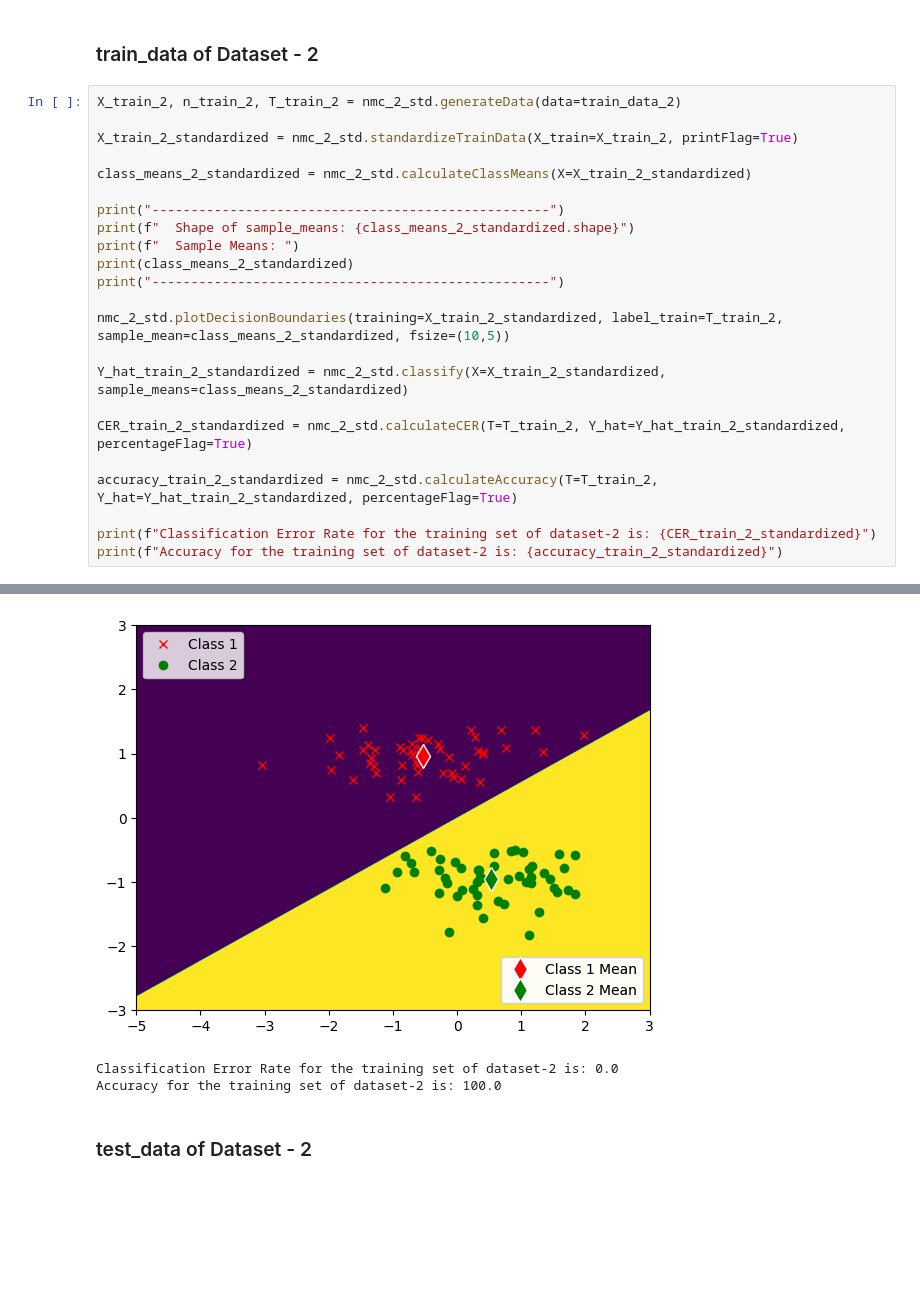
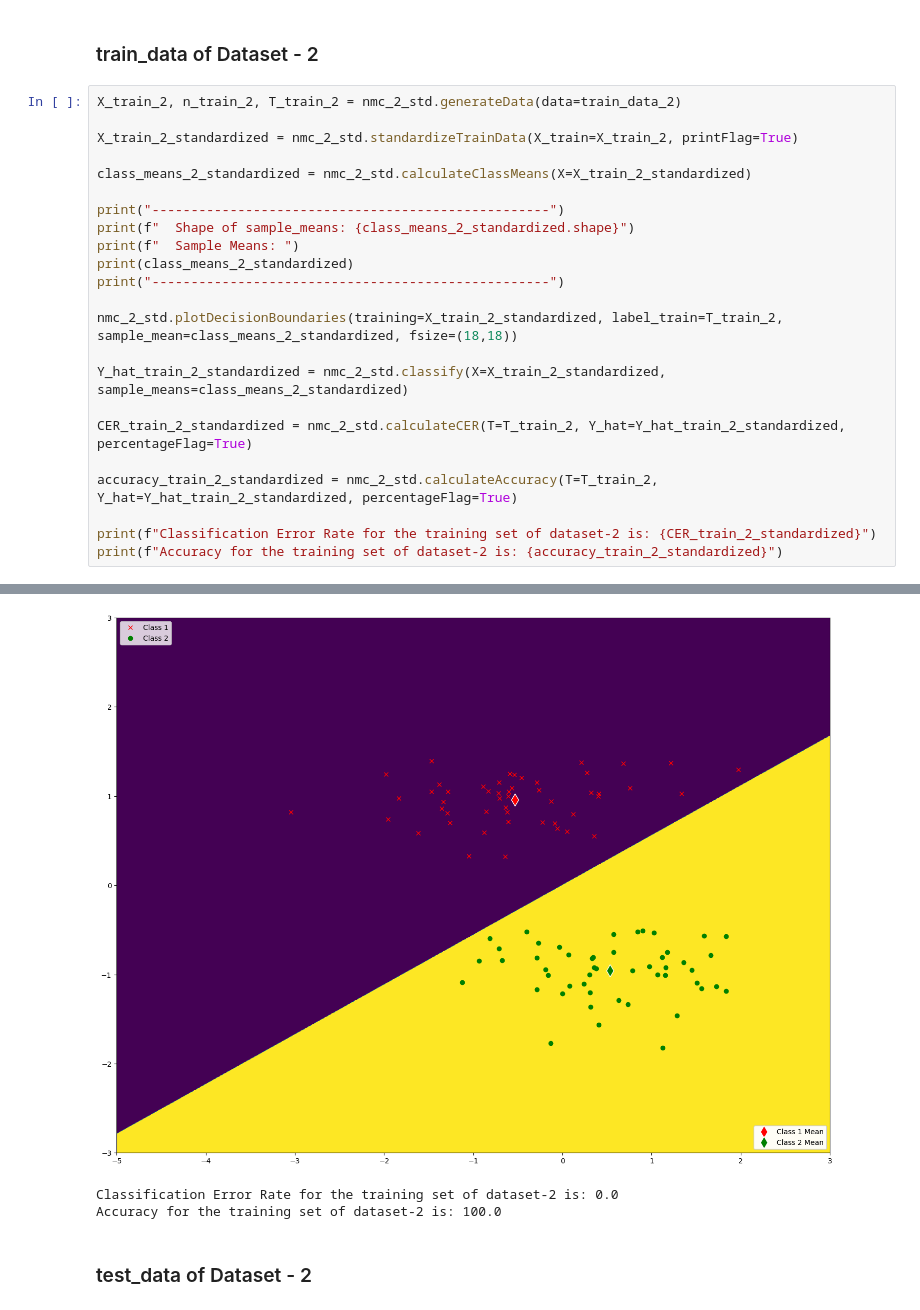
Before and after one commit to SudeshKumarSK/ee559-mlOne, a Jupyter notebook: homeworkOne.ipynb, the cells around one changed output, grey strips where cells are left out. Drawn from its saved outputs; the diff is of its cells as text; blank space fills up the shorter version.

```diff
--- a/homeworkOne.ipynb
+++ b/homeworkOne.ipynb
@@ -392,37 +392,37 @@ print(f"  Sample Means: ")
 print(class_means_2_standardized)
 print("---------------------------------------------------")
 
-nmc_2_std.plotDecisionBoundaries(training=X_train_2_standardized, label_train=T_train_2, sample_mean=class_means_2_standardized, fsize=(10,5))
+nmc_2_std.plotDecisionBoundaries(training=X_train_2_standardized, label_train=T_train_2, sample_mean=class_means_2_standardized, fsize=(18,18))
 
 Y_hat_train_2_standardized = nmc_2_std.classify(X=X_train_2_standardized, sample_means=class_means_2_standardized)
 
 CER_train_2_standardized = nmc_2_std.calculateCER(T=T_train_2, Y_hat=Y_hat_train_2_standardized, percentageFlag=True)
 
 accuracy_train_2_standardized = nmc_2_std.calculateAccuracy(T=T_train_2, Y_hat=Y_hat_train_2_standardized, percentageFlag=True)
 
 print(f"Classification Error Rate for the training set of dataset-2 is: {CER_train_2_standardized}")
 print(f"Accuracy for the training set of dataset-2 is: {accuracy_train_2_standardized}")
 # %% [output]
 ---------------------------------------------------
   Shape of Input Data: (100, 3)
   Number of Data Points: 100
   Number of Input Features: 2
   Number of Target Classes: 2
 ---------------------------------------------------
 -----------------------------------------------------------------
   Shape of X_mean: (2,)
   Shape of X_std: (2,)
   Mean of X along columns is: [0.34146344 0.47906555]
   Standard Deviation of X along columns is: [1.29941135 0.53325431]
   Input Train Data, X_train has been Standardized successfully!
 ------------------------------------------------------------------
 ---------------------------------------------------
   Shape of sample_means: (2, 2)
   Sample Means:
 [[-0.53490724  0.95882365]
  [ 0.53490724 -0.95882365]]
 ---------------------------------------------------
-[figure, old version]
+[figure, new version]
 Classification Error Rate for the training set of dataset-2 is: 0.0
 Accuracy for the training set of dataset-2 is: 100.0
 # %% [markdown]
```
Also changed, not shown: parts of 11 cells of this notebook.
